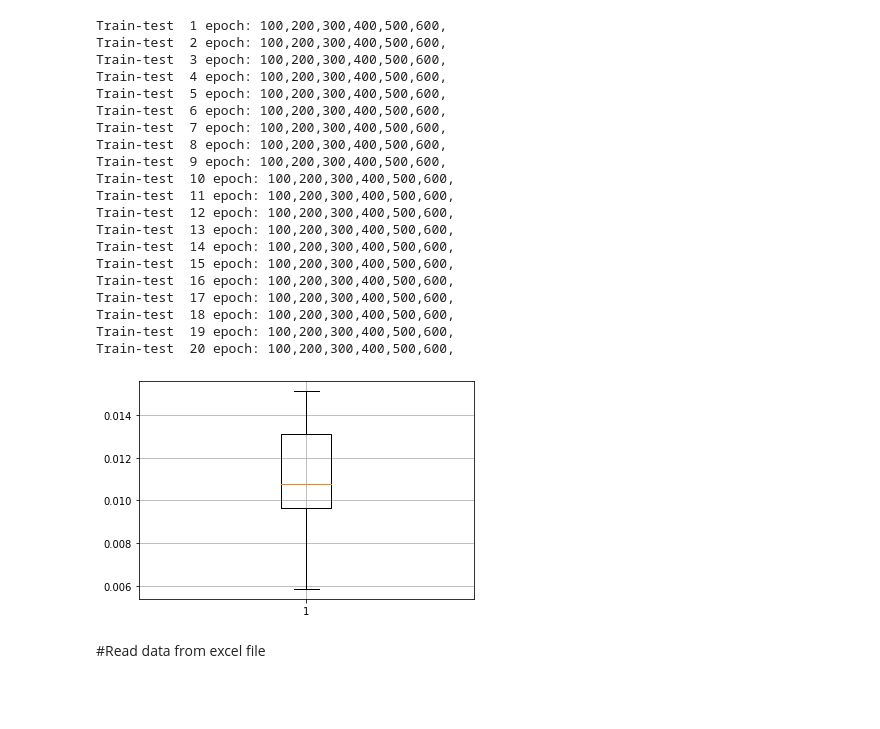
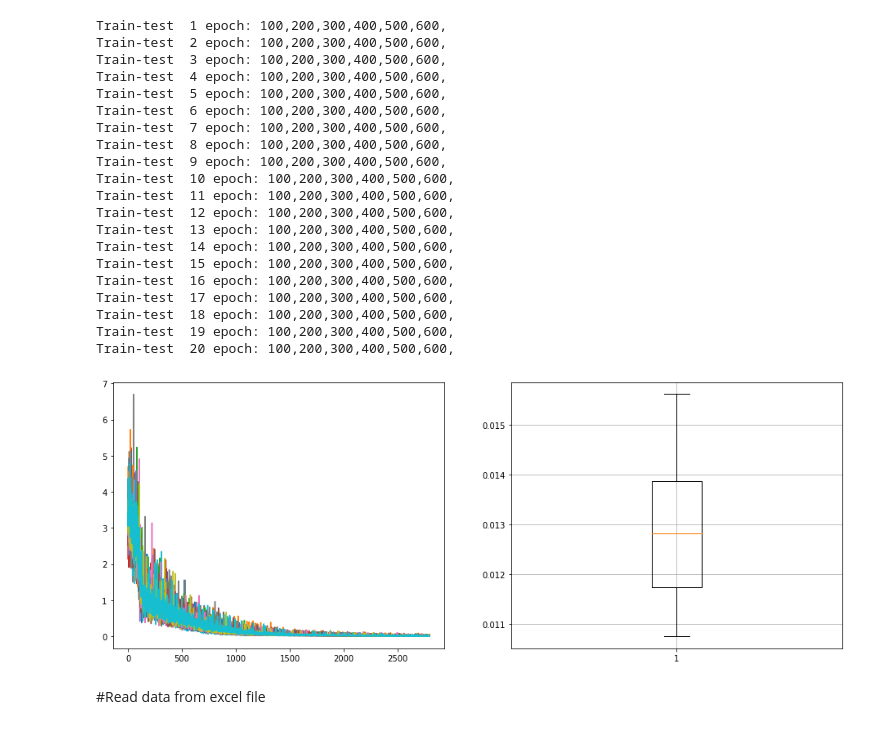
Before and after one commit to TienLungSun/PyTorch-deep-learning, a Jupyter notebook: 2.1. MLP regression.ipynb, the cells around one changed output. Drawn from its saved outputs; the diff is of its cells as text; code cells hidden in the pictures; blank space fills up the shorter version.

```diff
--- a/2.1. MLP regression.ipynb
+++ b/2.1. MLP regression.ipynb
@@ -142,12 +142,15 @@ print("%.2f" % (float(loss)), end = ", ")
 # %%
+train_lossLst = []
 test_lossLst = []
 for i in range(1, 21):
   print("\nTrain-test ", i, end= " ")
   trainX, testX, trainY, testY = train_test_split(numpyX, numpyY, test_size=0.20, random_state=0)
+  tensorX = torch.FloatTensor(trainX).to(device)
+  tensorY = torch.FloatTensor(trainY).to(device)
   torch_dataset = Data.TensorDataset(tensorX, tensorY)
   loader = Data.DataLoader(
       dataset=torch_dataset,
-      batch_size=200,
+      batch_size=500,
       shuffle=True,
       num_workers=0,    # subprocesses for loading data
   )
@@ -156,18 +159,23 @@ for i in range(1, 21):
   for name, param in MyNet.named_parameters():
     if(param.requires_grad):
       torch.nn.init.normal_(param, mean=0.0, std=0.02)
+  loss_func = torch.nn.MSELoss()
+  optimizer = torch.optim.Adam(MyNet.parameters(), lr=0.0003)
 
   # train NN
   print("epoch", end=": ")
+  epoch_lossLst=[]
   for epoch in range(1, 700):
     if(epoch%100 == 0):
       print(epoch, end=",")
     for (batchX, batchY) in loader:
       batchY_hat = MyNet(batchX)
       loss = loss_func(batchY_hat, batchY)
+      epoch_lossLst.append(float(loss))
       optimizer.zero_grad()
       loss.backward()
       optimizer.step()
+  train_lossLst.append(epoch_lossLst)
 
   tensorX = torch.FloatTensor(testX).to(device)
   tensorY = torch.FloatTensor(testY).to(device)
@@ -195,12 +203,18 @@ Train-test  17 epoch: 100,200,300,400,500,600,
 Train-test  18 epoch: 100,200,300,400,500,600,
 Train-test  19 epoch: 100,200,300,400,500,600,
 Train-test  20 epoch: 100,200,300,400,500,600,
-# %%
-#take a look at the performance
-plt.boxplot(test_lossLst)
-plt.grid()
-# %% [output]
-[figure, removed]
+# %%
+#take a look at the train loss plot and box plot of test lost
+fig=plt.figure(figsize=(16, 6))
+fig.add_subplot(1, 2, 1) #1 row, 2 cols
+for lst in train_lossLst:
+  plt.plot(lst)
+fig.add_subplot(1, 2, 2)
+plt.boxplot(test_lossLst)
+plt.grid()
+plt.show()
+# %% [output]
+[figure, added]
 # %% [markdown]
 #Read data from excel file
 # %% [markdown]
```
Also changed, not shown: parts of 11 cells of this notebook.
